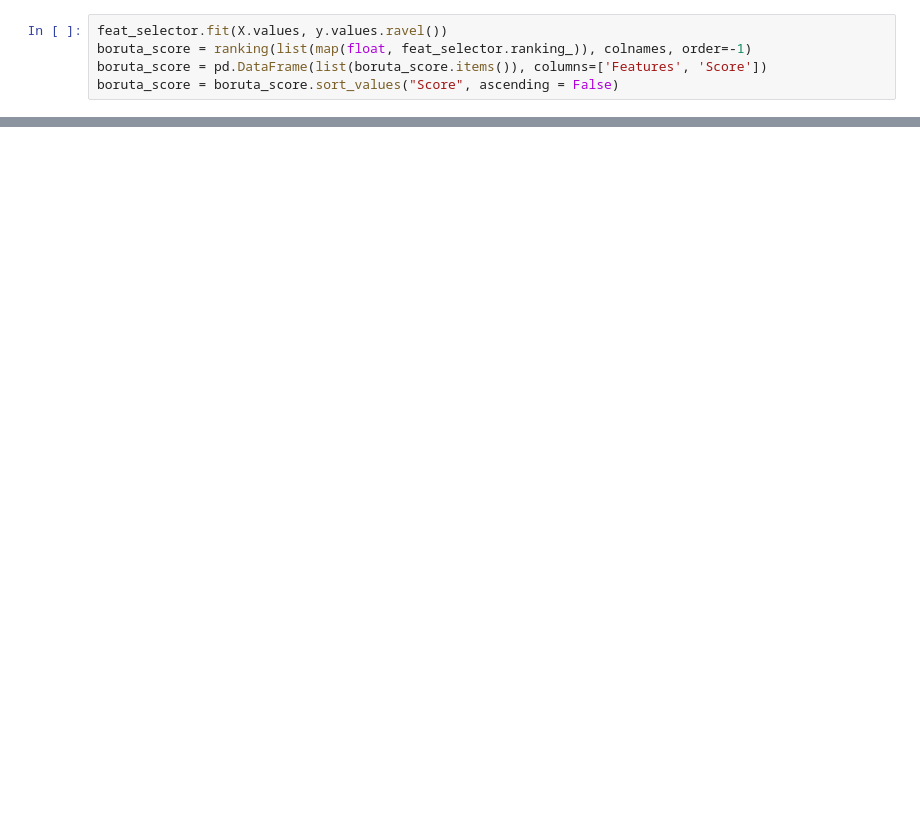
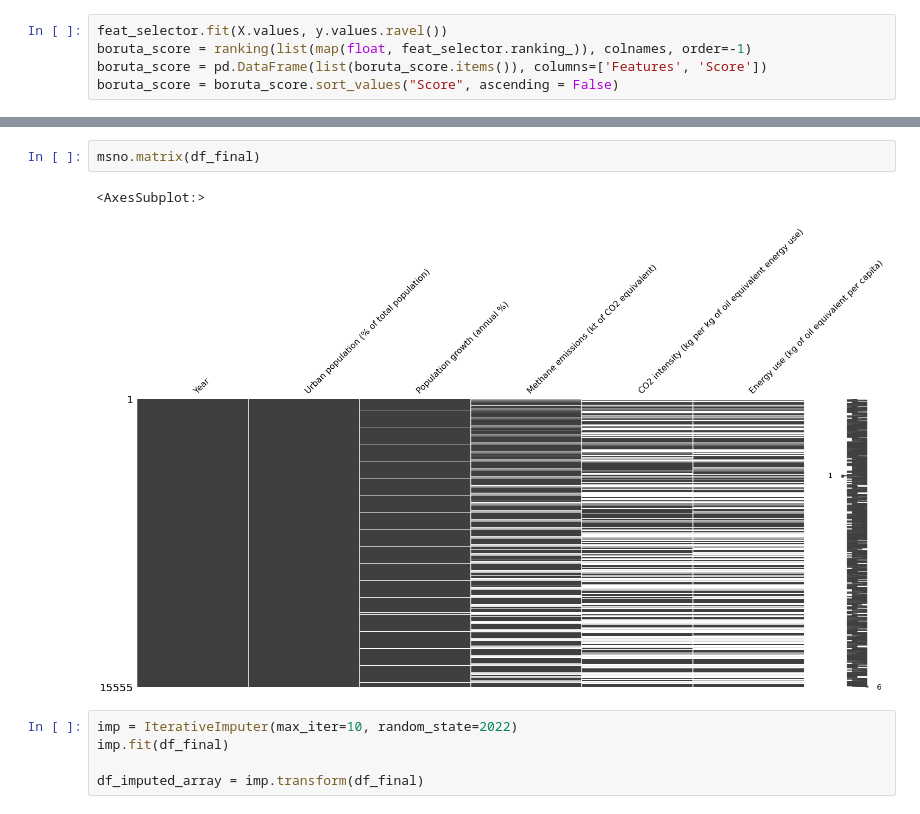
Before and after one commit to BingQuanChua/SASPICIOUS, a Jupyter notebook: eda_feature_selection.ipynb, the cells around one changed output, grey strips where cells are left out. Saved outputs shown, nothing was run; the diff lists cells and outputs as text; blank space fills up the shorter version.

Commit message:
feat: Generated imputed data

```diff
--- a/eda_feature_selection.ipynb
+++ b/eda_feature_selection.ipynb
@@ -531,0 +389,10 @@ df_final
+# %%
+msno.matrix(df_final)
+# %% [output]
+<AxesSubplot:>
+[figure, added]
+# %%
+imp = IterativeImputer(max_iter=10, random_state=2022)
+imp.fit(df_final)
+
+df_imputed_array = imp.transform(df_final)
```
Also changed, not shown: parts of 63 cells of this notebook, 2 other files.
